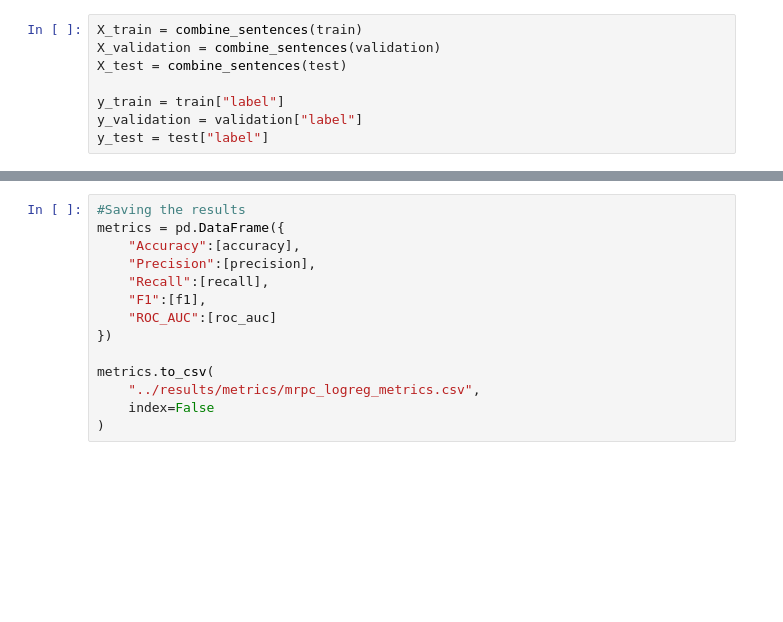
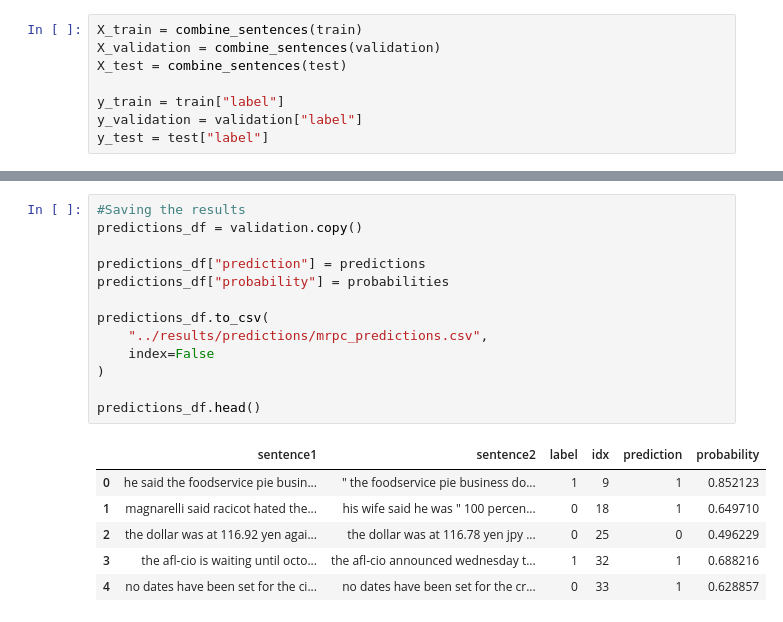
Before and after one commit to bevanmathewc/Paraphrase-Detection-Generation, a Jupyter notebook: notebooks/Untitled.ipynb, the cells around one changed output, grey strips where cells are left out. Cells and saved outputs as stored; diff of their text form; blank space fills up the shorter version.

```diff
--- a/notebooks/Untitled.ipynb
+++ b/notebooks/Untitled.ipynb
@@ -177,17 +204,23 @@ plt.show()
 # %%
 #Saving the results
-metrics = pd.DataFrame({
-    "Accuracy":[accuracy],
-    "Precision":[precision],
-    "Recall":[recall],
-    "F1":[f1],
-    "ROC_AUC":[roc_auc]
-})
+predictions_df = validation.copy()
 
-metrics.to_csv(
-    "../results/metrics/mrpc_logreg_metrics.csv",
+predictions_df["prediction"] = predictions
+predictions_df["probability"] = probabilities
+
+predictions_df.to_csv(
+    "../results/predictions/mrpc_predictions.csv",
     index=False
 )
+
+predictions_df.head()
+# %% [output]
+|  | sentence1 | sentence2 | label | idx | prediction | probability |
+| 0 | he said the foodservice pie busin... | " the foodservice pie business do... | 1 | 9 | 1 | 0.852123 |
+| 1 | magnarelli said racicot hated the... | his wife said he was " 100 percen... | 0 | 18 | 1 | 0.649710 |
+| 2 | the dollar was at 116.92 yen agai... | the dollar was at 116.78 yen jpy ... | 0 | 25 | 0 | 0.496229 |
+| 3 | the afl-cio is waiting until octo... | the afl-cio announced wednesday t... | 1 | 32 | 1 | 0.688216 |
+| 4 | no dates have been set for the ci... | no dates have been set for the cr... | 0 | 33 | 1 | 0.628857 |
 # %%
 #Saving the predictions
 predictions = validation.copy()
```
Also changed, not shown: parts of 18 cells of this notebook, 6 other files.
